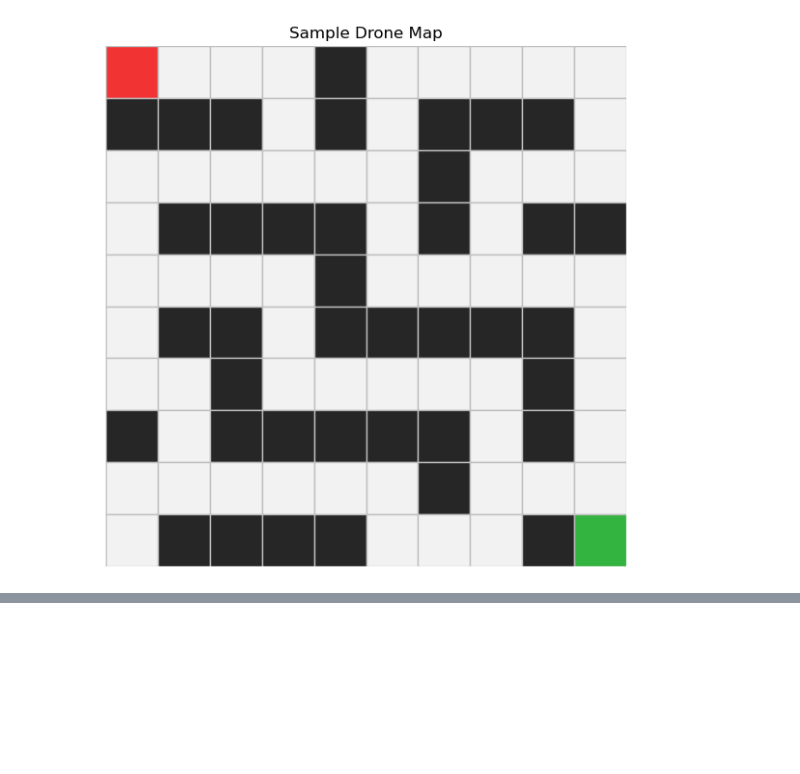
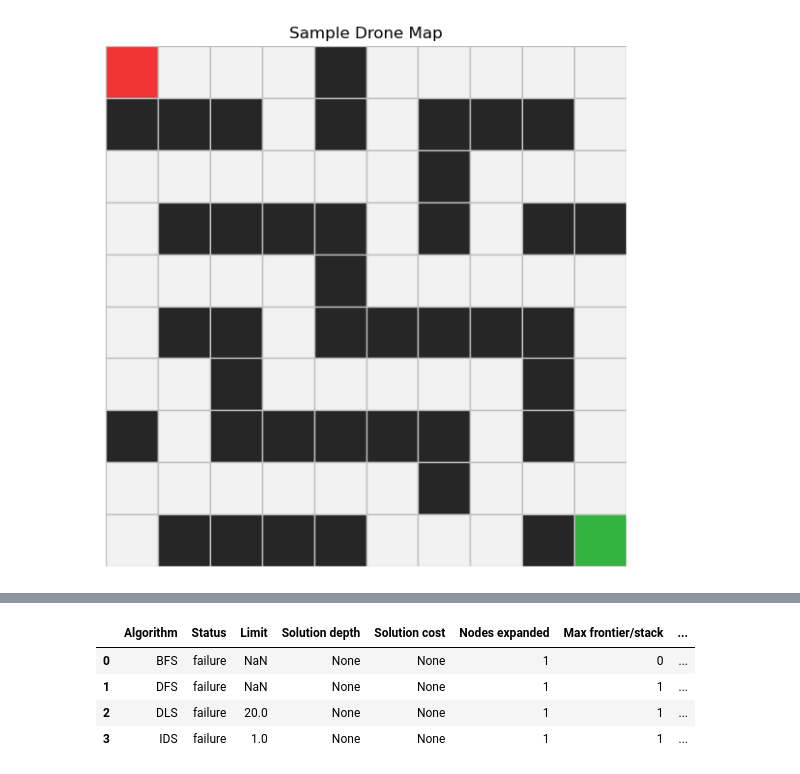
Before and after one commit to lisadbaer/lab1, a Jupyter notebook: Lisa_Baer_Lab_1A.ipynb, the cells around one changed output, grey strips where cells are left out. Cells and saved outputs as stored; diff of their text form; code cells hidden in the pictures; blank space fills up the shorter version.

```diff
--- a/Lisa_Baer_Lab_1A.ipynb
+++ b/Lisa_Baer_Lab_1A.ipynb
@@ -670 +670,41 @@ plot_path(
 [figure]
+# %%
+# TODO 10:
+# Create your first custom map here.
+
+custom_grid_1 = [
+    [0, 0, 0, 0, 0, 0, 0, 0, 0, 0, 0, 0, 0, 0, 0],
+    [1, 0, 1, 0, 1, 0, 1, 1, 1, 0, 0, 0, 0, 0, 0],
+    [1, 0, 0, 0, 0, 0, 1, 0, 0, 0, 0, 0, 0, 0, 0],
+    [0, 1, 1, 1, 0, 0, 1, 0, 1, 1, 1, 1, 0, 0, 0],
+    [0, 0, 0, 0, 0, 0, 0, 0, 0, 0, 0, 0, 0, 1, 0],
+    [0, 1, 1, 0, 1, 0, 1, 1, 1, 0, 0, 1, 1, 1, 0],
+    [0, 0, 1, 0, 0, 0, 0, 0, 1, 0, 0, 0, 0, 0, 0],
+    [1, 0, 1, 1, 1, 1, 1, 0, 1, 1, 1, 1, 1, 1, 1],
+    [0, 0, 0, 0, 0, 0, 1, 0, 0, 0, 0, 0, 0, 0, 0],
+    [0, 1, 1, 1, 1, 0, 0, 0, 1, 1, 1, 1, 1, 0, 0],
+    [0, 1, 1, 0, 1, 0, 1, 1, 1, 0, 0, 0, 1, 1, 0],
+    [0, 0, 1, 0, 0, 0, 0, 0, 1, 0, 0, 0, 0, 0, 0],
+    [0, 0, 1, 1, 1, 1, 1, 0, 1, 0, 0, 0, 0, 0, 0],
+    [0, 0, 0, 0, 0, 0, 1, 0, 0, 0, 0, 0, 0, 0, 0],
+    [0, 1, 1, 1, 1, 0, 0, 0, 1, 0, 0, 0, 0, 0, 0],
+]
+
+custom_start_1 = (14, 0)
+custom_goal_1 = (0, 12)
+
+# Example after completing:
+custom_problem_1 = GridProblem(custom_grid_1, custom_start_1, custom_goal_1)
+custom_results_1 = [
+    bfs.search(custom_problem_1),
+    dfs.search(custom_problem_1),
+    dls.search(custom_problem_1, limit=20),
+    ids.search(custom_problem_1, max_depth=40),
+]
+show_results(custom_results_1)
+# %% [output]
+|  | Algorithm | Status | Limit | Solution depth | Solution cost | Nodes expanded | Max frontier/stack | ... |
+| 0 | BFS | failure | NaN | None | None | 1 | 0 | ... |
+| 1 | DFS | failure | NaN | None | None | 1 | 1 | ... |
+| 2 | DLS | failure | 20.0 | None | None | 1 | 1 | ... |
+| 3 | IDS | failure | 1.0 | None | None | 1 | 1 | ... |
```
Also changed, not shown: parts of 5 cells of this notebook.
